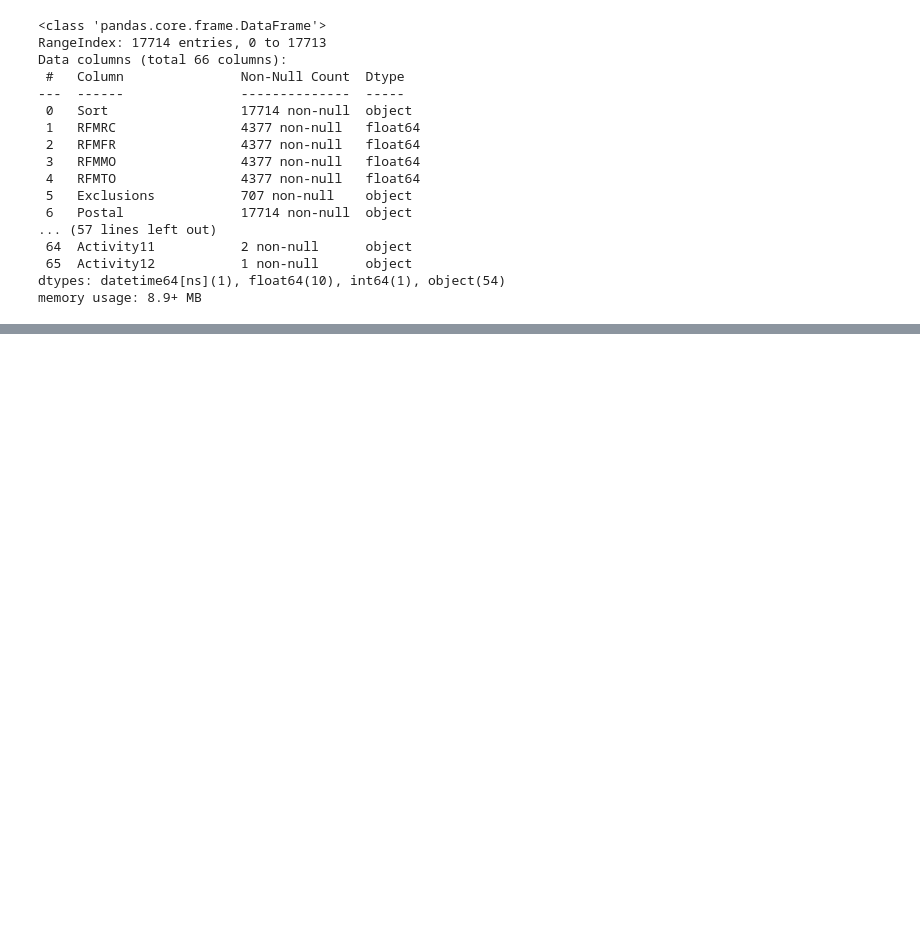
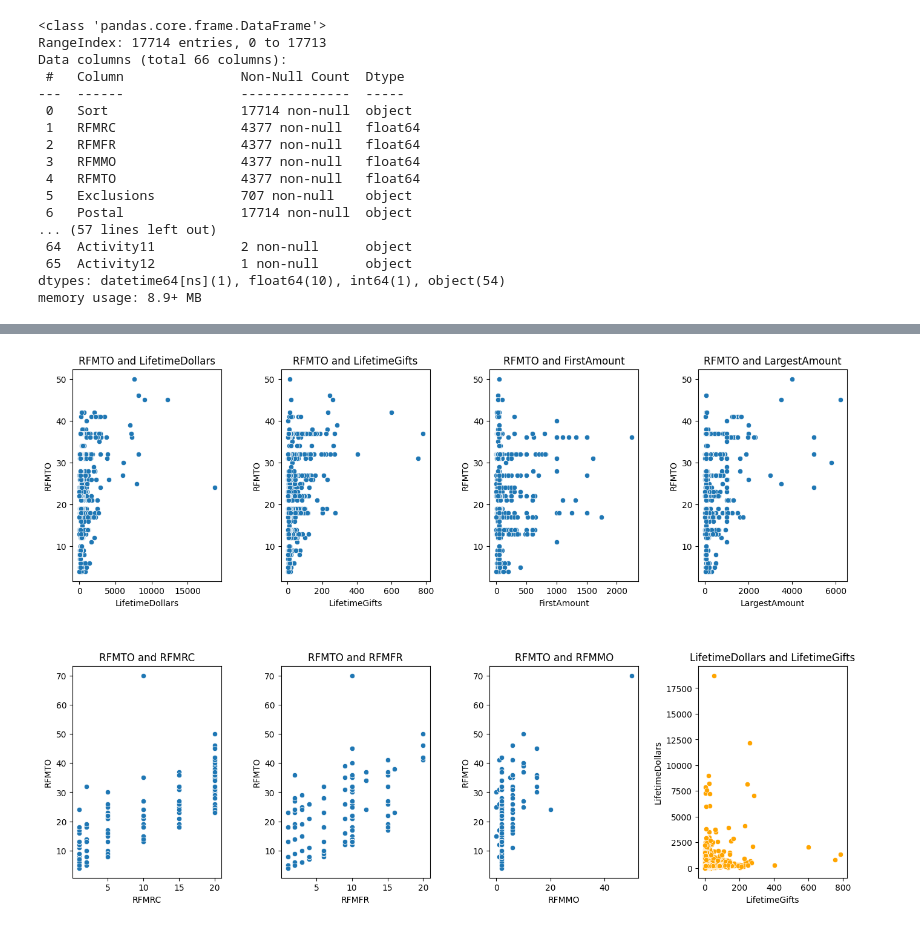
Before and after one commit to brianvansteen/cocurricularClassification, a Jupyter notebook: cocurricularClassification.ipynb, the cells around one changed output, grey strips where cells are left out. Saved outputs shown, nothing was run; the diff lists cells and outputs as text; code cells hidden in the pictures; blank space fills up the shorter version.

```diff
--- a/cocurricularClassification.ipynb
+++ b/cocurricularClassification.ipynb
@@ -144,0 +268,49 @@ memory usage: 8.9+ MB
+# %%
+# scatter plots for 8 quantitative values
+
+fig, axs = plt.subplots(2, 4, figsize=(16, 12)) # 8 scatterplots
+plt.subplots_adjust(left=0.1, bottom=0.1, right=0.9, top=0.8, wspace=0.4, hspace=0.4)
+
+axs[0, 0].set_title('RFMTO and LifetimeDollars')
+axs[0, 0].set_ylabel("RFMTO")
+axs[0, 0].set_xlabel("LifetimeDollars")
+sns.scatterplot(data = studentDataset, ax = axs[0, 0], x = "LifetimeDollars", y = "RFMTO")
+
+axs[0, 1].set_title('RFMTO and LifetimeGifts')
+axs[0, 1].set_ylabel("RFMTO")
+axs[0, 1].set_xlabel("LifetimeGifts")
+sns.scatterplot(data = studentDataset, ax = axs[0, 1], x = "LifetimeGifts", y = "RFMTO")
+
+axs[0, 2].set_title("RFMTO and FirstAmount")
+axs[0, 2].set_ylabel("RFMTO")
+axs[0, 2].set_xlabel("FirstAmount")
+sns.scatterplot(data = studentDataset, ax = axs[0, 2], x = "FirstAmount", y = "RFMTO")
+
+axs[0, 3].set_title("RFMTO and LargestAmount")
+axs[0, 3].set_ylabel("RFMTO")
+axs[0, 3].set_xlabel("LargestAmount")
+sns.scatterplot(data = studentDataset, ax = axs[0, 3], x = "LargestAmount", y = "RFMTO")
+
+axs[1, 0].set_title("RFMTO and RFMRC")
+axs[1, 0].set_ylabel("RFMTO")
+axs[1, 0].set_xlabel("RFMRC")
+sns.scatterplot(data = studentDataset, ax = axs[1, 0], x = "RFMRC", y = "RFMTO")
+
+axs[1, 1].set_title("RFMTO and RFMFR")
+axs[1, 1].set_ylabel("RFMTO")
+axs[1, 1].set_xlabel("RFMFR")
+sns.scatterplot(data = studentDataset, ax = axs[1, 1], x = "RFMFR", y = "RFMTO")
+
+axs[1, 2].set_title("RFMTO and RFMMO")
+axs[1, 2].set_ylabel("RFMTO")
+axs[1, 2].set_xlabel("RFMMO")
+sns.scatterplot(data = studentDataset, ax = axs[1, 2], x = "RFMMO", y = "RFMTO")
+
+axs[1, 3].set_title("LifetimeDollars and LifetimeGifts")
+axs[1, 3].set_ylabel("LifetimeDollars")
+axs[1, 3].set_xlabel("LifetimeGifts")
+sns.scatterplot(data = studentDataset, ax = axs[1, 3], c = 'orange', x = "LifetimeGifts", y = "LifetimeDollars")
+
+plt.show()
+# %% [output]
+[figure, added]
```
Also changed, not shown: parts of 26 cells of this notebook.
